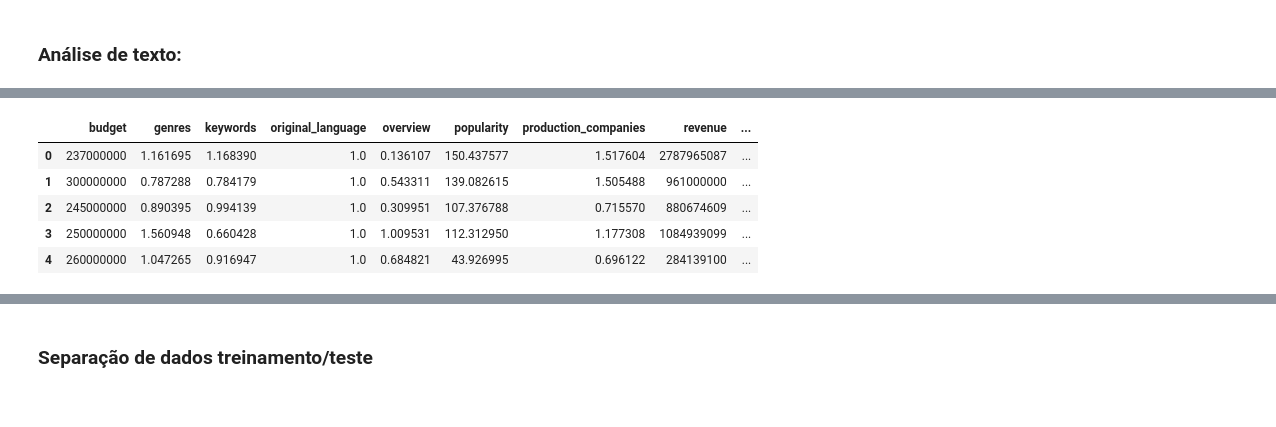
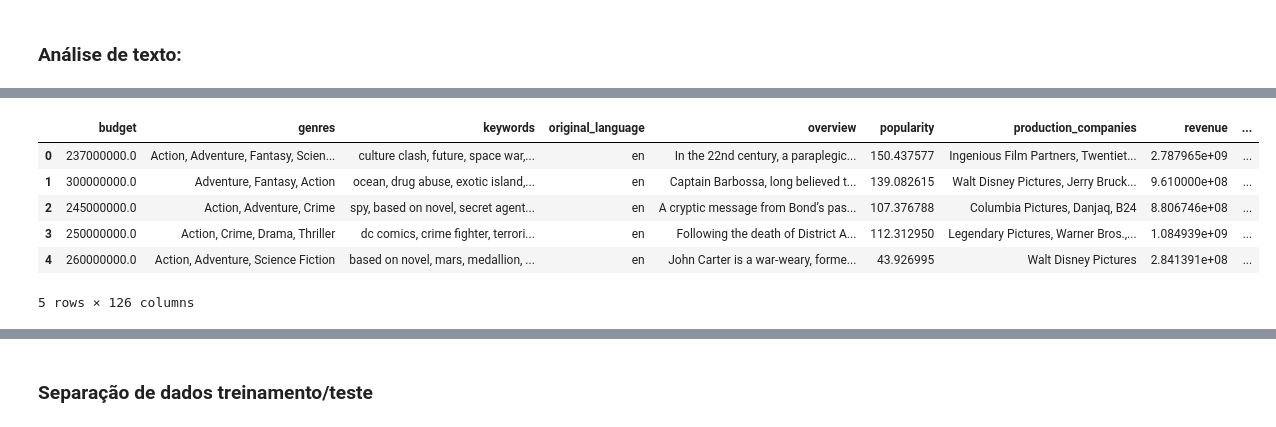
Before and after one commit to pedromtelho/MoviesRevenuePrediction, a Jupyter notebook: MachineLearningProject.ipynb, the cells around one changed output, grey strips where cells are left out. Saved outputs shown, nothing was run; the diff lists cells and outputs as text; code cells hidden in the pictures.

```diff
--- a/MachineLearningProject.ipynb
+++ b/MachineLearningProject.ipynb
@@ -172,6 +172,8 @@ for j in text_key:
     movies_copy[j] = movies_copy[j].apply(lambda x:", ".join(x))
 # %%
 text_to_num = ['genres', 'keywords', 'original_language', 'production_companies', 'cast', 'overview']
+
+list_of_dfs = []
 
 for i in text_to_num:
     corpus = movies_copy[i]
@@ -187,13 +189,25 @@ for i in text_to_num:
 
     pca = sklearn.decomposition.TruncatedSVD(n_components=19)
     data = pca.fit_transform(data)
-    movies_copy[i]=np.array(data.tolist())
+
+    vectors = data
+
+    column_names = []
+    for j in range(len(data.tolist()[0])):
+        col_name = i + "_" + str(j)
+        column_names.append(col_name)
+    new_data = pd.DataFrame(vectors.tolist(), columns=column_names)
+
+    list_of_dfs.append(new_data)
-# %%
-movies_copy.head()
-# %% [output]
-|  | budget | genres | keywords | original_language | overview | popularity | production_companies | revenue | ... |
-| 0 | 237000000 | 1.161695 | 1.168390 | 1.0 | 0.136107 | 150.437577 | 1.517604 | 2787965087 | ... |
-| 1 | 300000000 | 0.787288 | 0.784179 | 1.0 | 0.543311 | 139.082615 | 1.505488 | 961000000 | ... |
-| 2 | 245000000 | 0.890395 | 0.994139 | 1.0 | 0.309951 | 107.376788 | 0.715570 | 880674609 | ... |
-| 3 | 250000000 | 1.560948 | 0.660428 | 1.0 | 1.009531 | 112.312950 | 1.177308 | 1084939099 | ... |
-| 4 | 260000000 | 1.047265 | 0.916947 | 1.0 | 0.684821 | 43.926995 | 0.696122 | 284139100 | ... |
+# %%
+list_of_dfs.insert(0, movies_copy)
+movies_copy = pd.concat(list_of_dfs, axis=1)
+movies_copy.head()
+# %% [output]
+|  | budget | genres | keywords | original_language | overview | popularity | production_companies | revenue | ... |
+| 0 | 237000000.0 | Action, Adventure, Fantasy, Scien... | culture clash, future, space war,... | en | In the 22nd century, a paraplegic... | 150.437577 | Ingenious Film Partners, Twentiet... | 2.787965e+09 | ... |
+| 1 | 300000000.0 | Adventure, Fantasy, Action | ocean, drug abuse, exotic island,... | en | Captain Barbossa, long believed t... | 139.082615 | Walt Disney Pictures, Jerry Bruck... | 9.610000e+08 | ... |
+| 2 | 245000000.0 | Action, Adventure, Crime | spy, based on novel, secret agent... | en | A cryptic message from Bond’s pas... | 107.376788 | Columbia Pictures, Danjaq, B24 | 8.806746e+08 | ... |
+| 3 | 250000000.0 | Action, Crime, Drama, Thriller | dc comics, crime fighter, terrori... | en | Following the death of District A... | 112.312950 | Legendary Pictures, Warner Bros.,... | 1.084939e+09 | ... |
+| 4 | 260000000.0 | Action, Adventure, Science Fiction | based on novel, mars, medallion, ... | en | John Carter is a war-weary, forme... | 43.926995 | Walt Disney Pictures | 2.841391e+08 | ... |
+5 rows × 126 columns
```
Also changed, not shown: parts of 43 cells of this notebook.
